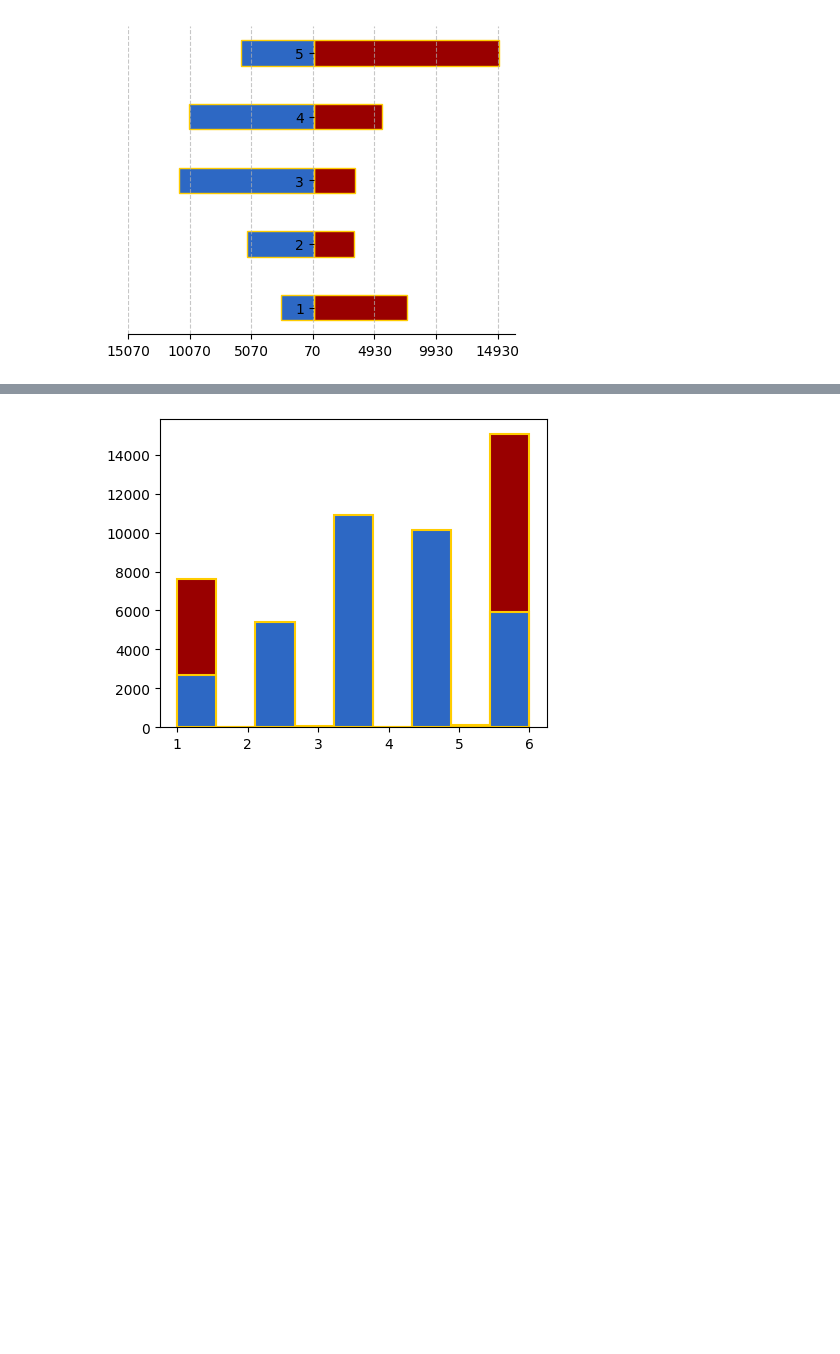
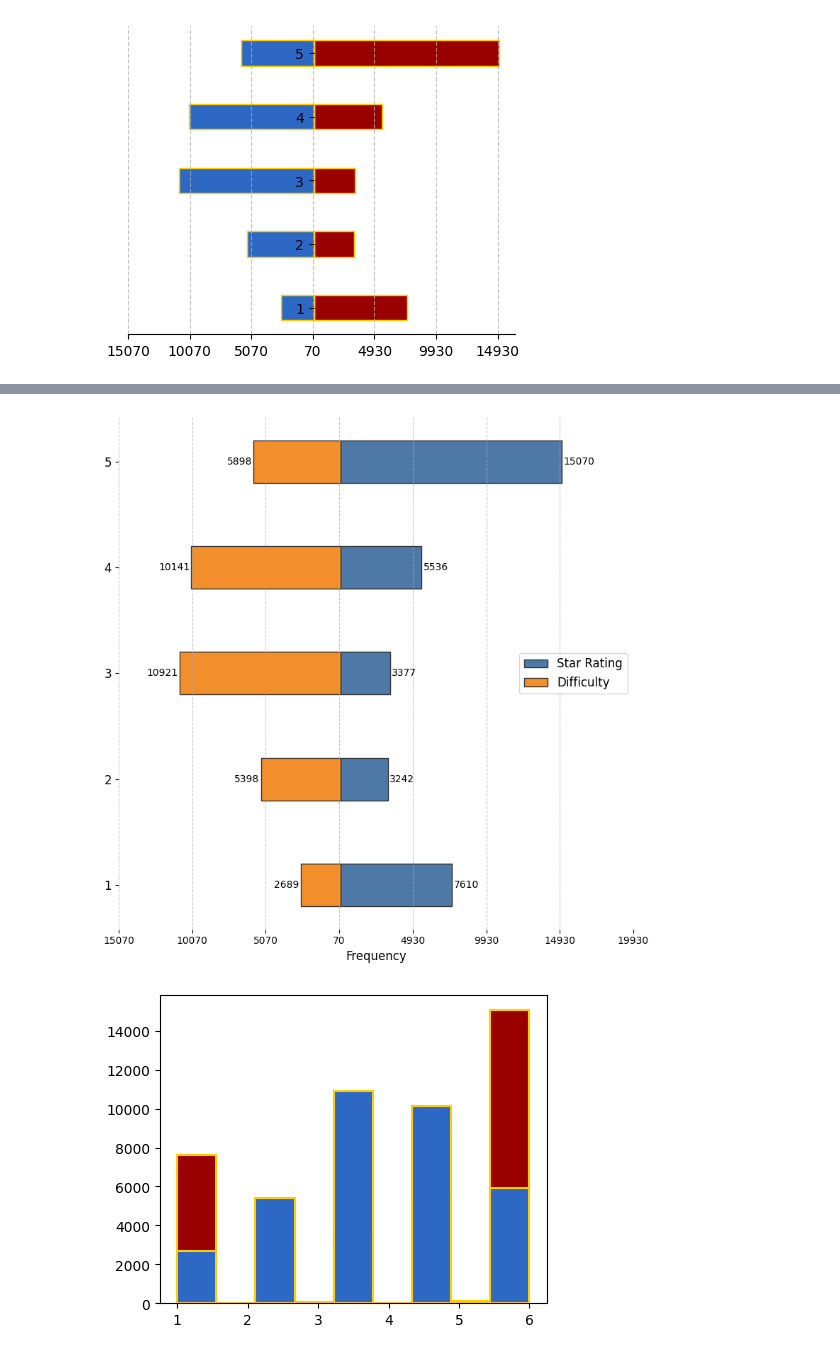
Before and after one commit to Huixian-Gong/Sentiment_Analysis_of_RateMyProfessor_Reviews, a Jupyter notebook: colab/Corpus_Stats.ipynb, the cells around one changed output, grey strips where cells are left out. Cells and saved outputs as stored; diff of their text form; code cells hidden in the pictures; blank space fills up the shorter version.

```diff
--- a/colab/Corpus_Stats.ipynb
+++ b/colab/Corpus_Stats.ipynb
@@ -54,3 +54,82 @@ ax.set_xticklabels([abs(val) for val in ax.get_xticks()])
 plt.show()
 # %% [output]
 [figure]
+# %%
+import matplotlib.pyplot as plt
+import numpy as np
+
+# Data
+y1_axis = [7610, 3242, 3377, 5536, 15070]
+y2_axis = [2689, 5398, 10921, 10141, 5898]
+categories = [1, 2, 3, 4, 5]
+# categories = ['Category 1', 'Category 2', 'Category 3', 'Category 4', 'Category 5']
+y_positions = np.arange(len(categories))
+
+# Colors (color-blind friendly)
+color_y1 = '#4e79a7'  # Blue
+color_y2 = '#f28e2c'  # Orange
+edge_color = '#333333'  # Dark gray for edges
+
+# Create a bidirectional bar chart
+fig, ax = plt.subplots(figsize=(8, 8))
+
+# Plot y1_axis (left side bars)
+bars_y1 = ax.barh(y_positions, y1_axis, color=color_y1, edgecolor=edge_color, height=0.4, align='center', label='Star Rating')
+
+# Plot y2_axis (right side bars)
+bars_y2 = ax.barh(y_positions, [-val for val in y2_axis], color=color_y2, edgecolor=edge_color, height=0.4, align='center', label='Difficulty')
+
+# Add labels and title
+ax.set_xlabel('Frequency', fontsize=12)
+# ax.set_title('Distribution of Rating and Difficulty Score', fontsize=14, fontweight='bold')
+
+# Set y-axis labels
+ax.set_yticks(y_positions)
+ax.set_yticklabels(categories, fontsize=12)
+
+# Customize x-axis ticks
+max_val = max(max(y1_axis), max(y2_axis))
+tick_step = 5000
+ticks = np.arange(-max_val, max_val + tick_step, tick_step)
+ax.set_xticks(ticks)
+ax.set_xticklabels([f'{abs(int(t))}' for t in ticks], fontsize=10)
+
+# Remove spines for a cleaner look
+for spine in ['top', 'right', 'left', 'bottom']:
+    ax.spines[spine].set_visible(False)
+
+# Add grid for clarity
+ax.grid(axis='x', linestyle='--', alpha=0.7)
+
+# Add legend
+ax.legend(loc='center right', fontsize=12)
+
+# Add value annotations to bars
+for bar in bars_y1:
+    width = bar.get_width()
+    ax.text(width + 100, bar.get_y() + bar.get_height()/2, f'{width}', va='center', fontsize=10)
+
+for bar in bars_y2:
+    width = bar.get_width()
+    ax.text(width - 100, bar.get_y() + bar.get_height()/2, f'{abs(width)}', va='center', ha='right', fontsize=10)
+
+# Adjust layout for better fit
+plt.tight_layout()
+
+# Define the filename and format
+filename = 'dist.png'  # Change the extension for different formats
+
+# Save the figure
+plt.savefig(
+    filename,
+    format='png',       # Change to 'pdf', 'svg', etc., if needed
+    dpi=600,            # Higher dpi for better quality
+    bbox_inches='tight',# Ensures everything fits without clipping
+    transparent=False    # Set to True if you need a transparent background
+)
+
+# Optional: Inform the user that the plot has been saved
+print(f'Plot has been saved as {filename}')
+# Display the plot
+plt.show()
+# %% [output]
@@ -57,3 +137,4 @@ plt.show()
+[figure, added]
 # %%
 import matplotlib.pyplot as plt
 import numpy as np
```
Also changed, not shown: parts of 5 cells of this notebook.
